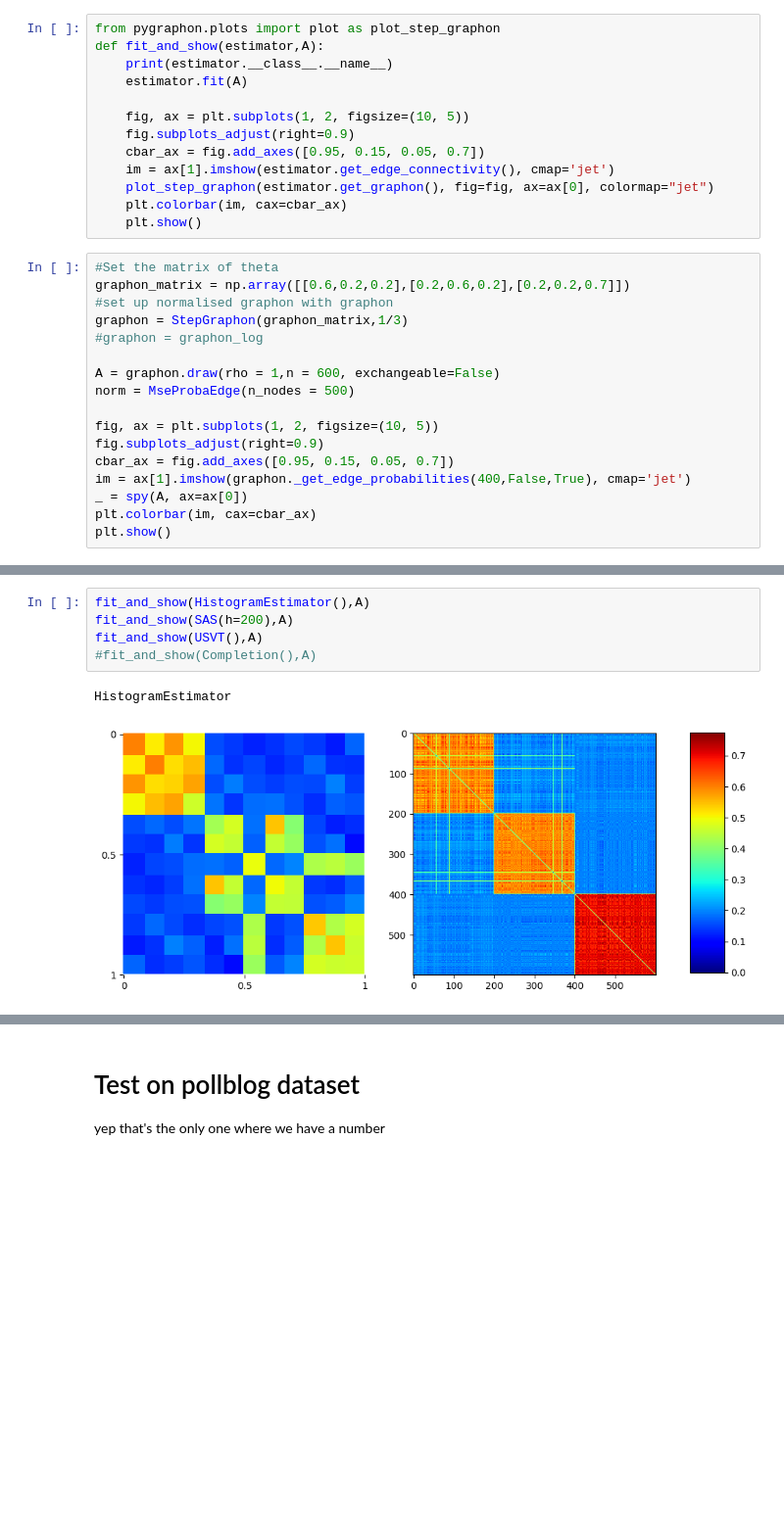
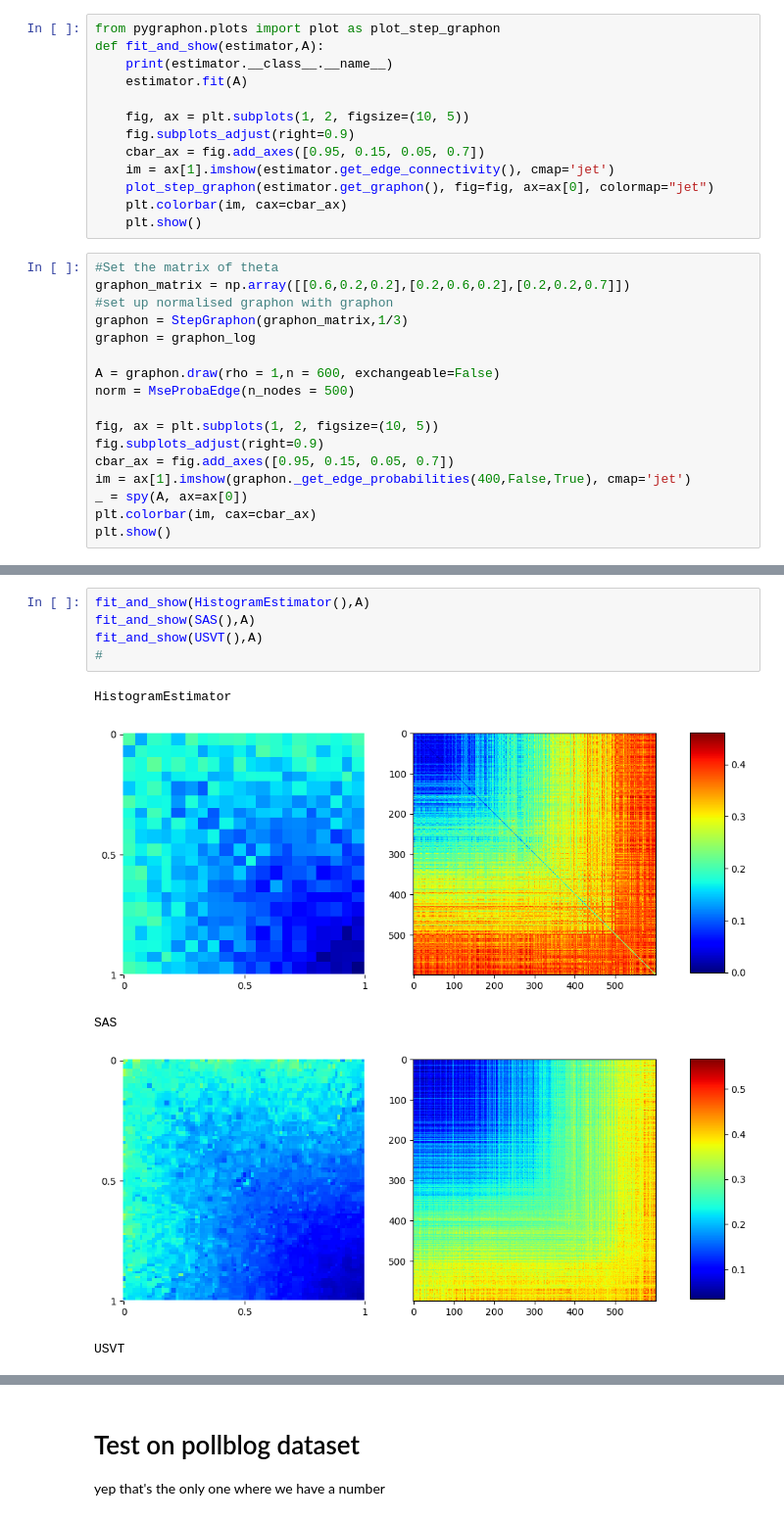
Before and after one commit to dufourc1/pygraphon, a Jupyter notebook: dev/2022_10_01_test_estimators.ipynb, the cells around one changed output, grey strips where cells are left out. Shown at 98% size. Saved outputs shown, nothing was run; the diff lists cells and outputs as text; blank space fills up the shorter version.

Commit message:
fix completion

```diff
--- a/dev/2022_10_01_test_estimators.ipynb
+++ b/dev/2022_10_01_test_estimators.ipynb
@@ -32,7 +32,7 @@ def fit_and_show(estimator,A):
 graphon_matrix = np.array([[0.6,0.2,0.2],[0.2,0.6,0.2],[0.2,0.2,0.7]])
 #set up normalised graphon with graphon
 graphon = StepGraphon(graphon_matrix,1/3)
-#graphon = graphon_log
+graphon = graphon_log
 
 A = graphon.draw(rho = 1,n = 600, exchangeable=False)
 norm = MseProbaEdge(n_nodes = 500)
@@ -49,8 +49,11 @@ plt.show()
 # %%
 fit_and_show(HistogramEstimator(),A)
-fit_and_show(SAS(h=200),A)
+fit_and_show(SAS(),A)
 fit_and_show(USVT(),A)
-#fit_and_show(Completion(),A)
+#
 # %% [output]
 HistogramEstimator
-[figure, old version]
+[figure, new version]
+SAS
+[figure, added]
+USVT
```
Also changed, not shown: parts of 4 cells of this notebook, 2 other files.
